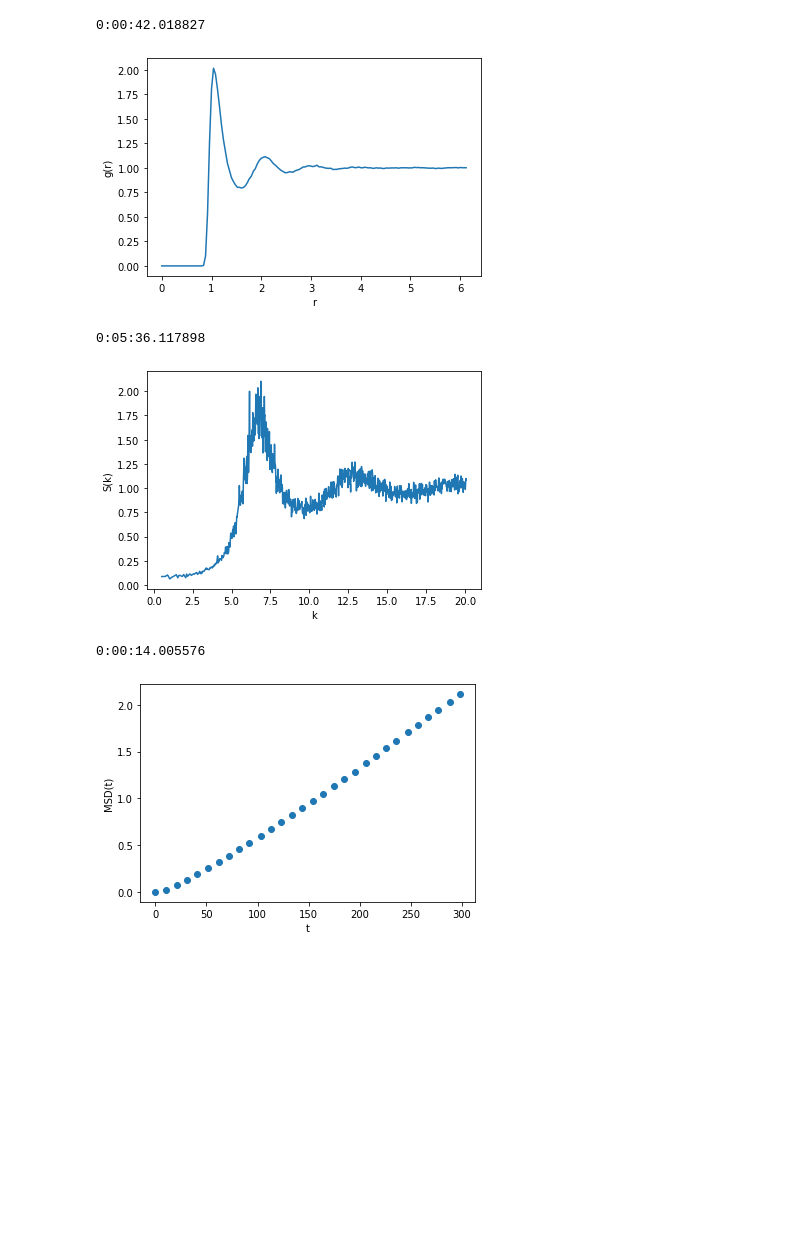
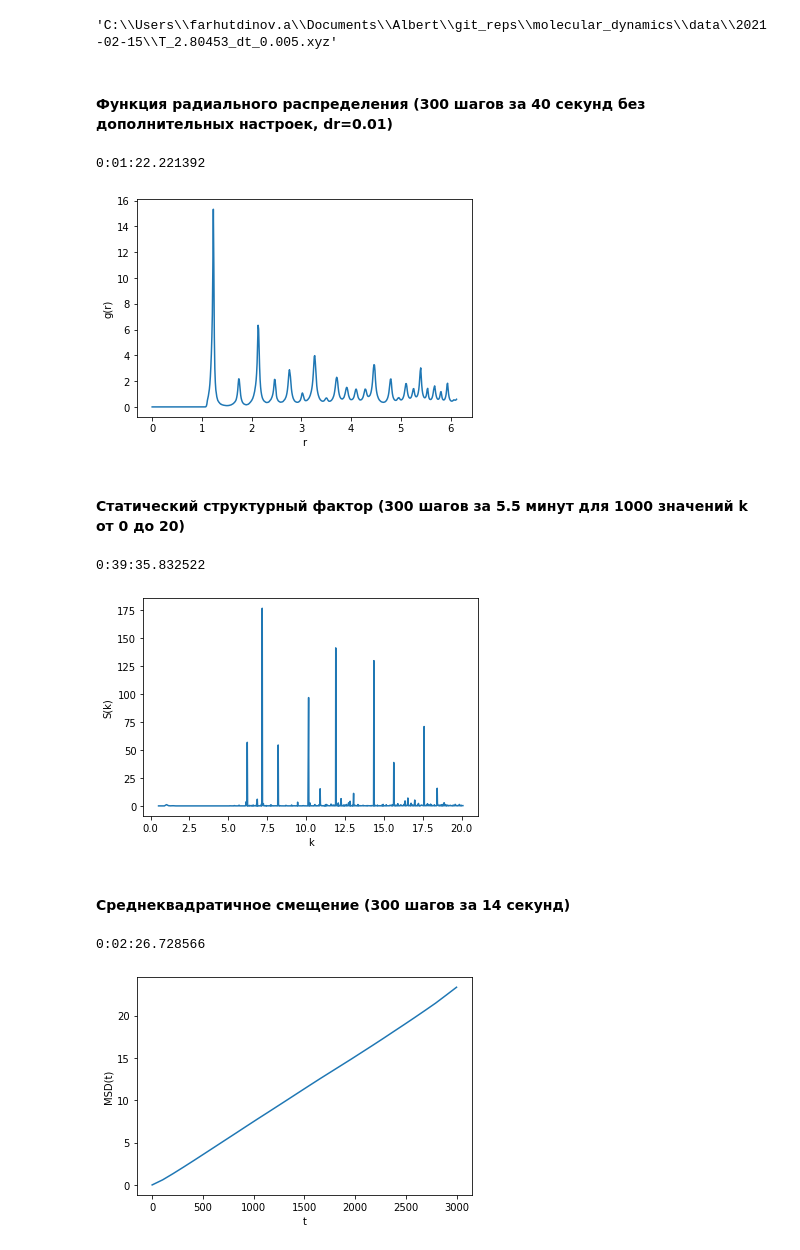
Before and after one commit to AlbertFarkhutdinov/molecular_dynamics, a Jupyter notebook: notebooks/atooms_tests.ipynb, the cells around one changed output. Drawn from its saved outputs; the diff is of its cells as text; code cells hidden in the pictures; blank space fills up the shorter version.

```diff
--- a/notebooks/atooms_tests.ipynb
+++ b/notebooks/atooms_tests.ipynb
@@ -11,0 +12,21 @@ trajectory = Trajectory('trj_2.79895.xyz')
+# %%
+# trajectory_filename = 'trajectory.xyz'
+trajectory_filename = os.path.join(
+    os.path.dirname(os.getcwd()),
+    'data',
+    '2021-02-15',
+    'T_2.80453_dt_0.005.xyz'
+)
+
+
+trajectory_filename
+# %% [output]
+'C:\\Users\\farhutdinov.a\\Documents\\Albert\\git_reps\\molecular_dynamics\\data\\2021-02-15\\T_2.80453_dt_0.005.xyz'
+# %%
+trajectory = Trajectory(trajectory_filename)
+# %%
+k_kwargs = {
+    'kmin': 0,
+    'kmax': 20,
+    'ksamples': 1000,
+}
@@ -12,10 +44,11 @@ trajectory = Trajectory('trj_2.79895.xyz')
+# %% [markdown]
+#### Функция радиального распределения (300 шагов за 40 секунд без дополнительных настроек, dr=0.01)
 # %%
 start = datetime.now()
 
 rdf = pp.RadialDistributionFunction(
     trajectory,
-#     norigins=-1,
-#     dr=0.04
+    dr=0.01
 )
 rdf.do()
 plt.plot(rdf.grid, rdf.value)
@@ -23,36 +56,41 @@ plt.xlabel("r");
 plt.ylabel("g(r)");
 print(datetime.now() - start)
 # %% [output]
-0:00:42.018827
+0:01:22.221392
-[figure, old version]
+[figure, new version]
+# %% [markdown]
+#### Статический структурный фактор (300 шагов за 5.5 минут для 1000 значений k от 0 до 20)
 # %%
 start = datetime.now()
 
 ssf = pp.StructureFactor(
     trajectory,
-    kmin=0,
-    kmax=20,
-    ksamples=1000,
+    **k_kwargs,
 )
 ssf.do()
 plt.plot(ssf.grid, ssf.value)
 plt.xlabel("k");
 plt.ylabel("S(k)");
 
 print(datetime.now() - start)
 # %% [output]
-0:05:36.117898
+0:39:35.832522
-[figure, old version]
+[figure, new version]
+# %% [markdown]
+#### Среднеквадратичное смещение (300 шагов за 14 секунд)
 # %%
 start = datetime.now()
 
 msd = pp.MeanSquareDisplacement(trajectory)
 msd.do()
-plt.plot(msd.grid, msd.value, 'o')
+plt.plot(
+    msd.grid,
+    msd.value,
+)
 plt.xlabel("t");
 plt.ylabel("MSD(t)");
 
 print(datetime.now() - start)
 # %% [output]
-0:00:14.005576
+0:02:26.728566
-[figure, old version]
+[figure, new version]
```
Also changed, not shown: parts of 14 cells of this notebook, 29 other files.
